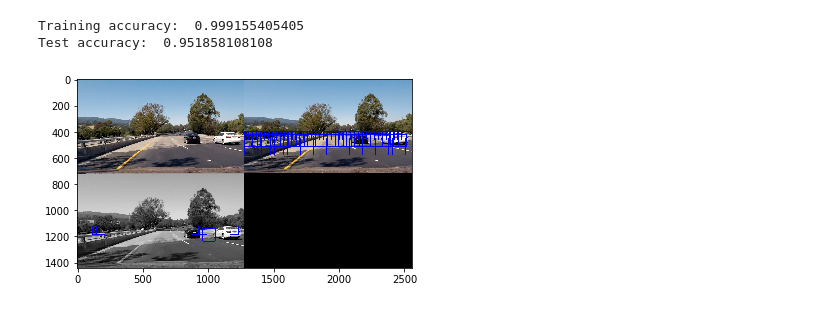
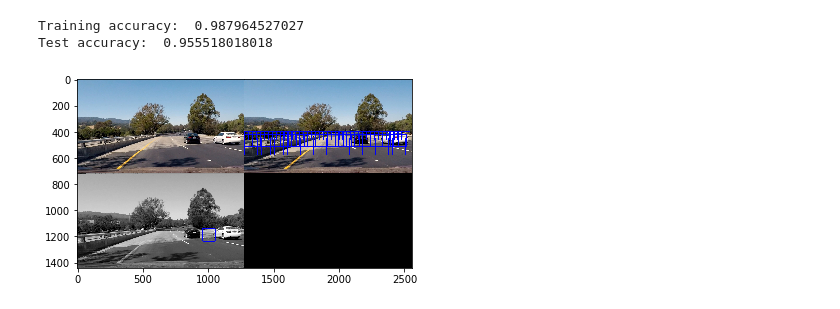
Before and after one commit to bnugman/sdc-p5, a Jupyter notebook: VehicleDetection.ipynb, the cells around one changed output. Drawn from its saved outputs; the diff is of its cells as text; code cells hidden in the pictures.

```diff
--- a/VehicleDetection.ipynb
+++ b/VehicleDetection.ipynb
@@ -99,14 +99,14 @@ from sklearn.svm import LinearSVC
 X_train, X_test, y_train, y_test = train_test_split(
      scaled_X, y, test_size=0.2)
 
-svc = LinearSVC()
+svc = LinearSVC(C=0.01)
 svc.fit(X_train, y_train)
 
 print("Training accuracy: ", svc.score(X_train, y_train))
 print("Test accuracy: ", svc.score(X_test, y_test))
 # %% [output]
-Training accuracy:  0.999155405405
-Test accuracy:  0.951858108108
+Training accuracy:  0.987964527027
+Test accuracy:  0.955518018018
 # %%
 from scipy.ndimage.measurements import label
 %matplotlib inline
@@ -116,6 +116,8 @@ BOX_COLOR = (0,0,255)
 HEAT_THRESH = 3
 MAXX = 1280
 MAXY = 720
+
+DECISION_THRESH = 0.2
 
 MIN_HEATBOX_WIDTH = 30
 MIN_HEATBOX_HEIGHT = 30
@@ -161,7 +163,7 @@ def slide_and_search(img, boxes):
         cropped = cv2.resize(img[y1:y2, x1:x2], (64, 64))
         ftr = get_hog_features(cropped, vis=False)
         ftr = X_scaler.transform(np.array(ftr).reshape(1, -1))
-        if svc.predict(ftr) == 1:
+        if svc.decision_function(ftr) > DECISION_THRESH:
             boxes_predicted.append((p1, p2))
             heatmap[y1:y2, x1:x2] += 1
     return boxes_predicted
@@ -253,34 +255,34 @@ def detect_vehicles(img):
     heat_img = make_3ch_img(heatmap)
 
     labels = label(heatmap)
 
     heat_boxes = get_heat_boxes(labels)
     draw_boxes(heat_img, heat_boxes)
 
     # now, expand the heat boxes to the bounding boxes of
     # found cars that intersect the heat boxes
     final_boxes = expand_heat_boxes(heat_boxes, cars_found)
 
     draw_boxes(img, final_boxes)
 
     final_img = np.vstack((np.hstack((img, box_img)),
                           np.hstack((recog_img, heat_img)),
                           # np.hstack((make_3ch_img(pre_hog_img), make_3ch_img(full_hog_img)))
                          ))
 
     return final_boxes, final_img
 
 img = mpimg.imread('./test_images/test4.jpg')
 final_boxes, final_img = detect_vehicles(img)
 
 mpimg.imsave('final_img.jpg', final_img)
 plt.imshow(final_img)
 
 def full_pipeline(img):
     boxes, img = detect_vehicles(img)
     return img
 # %% [output]
-[figure, old version]
+[figure, new version]
 # %%
 import imageio
 imageio.plugins.ffmpeg.download()
```
Also changed, not shown: parts of 8 cells of this notebook, 3 other files.
